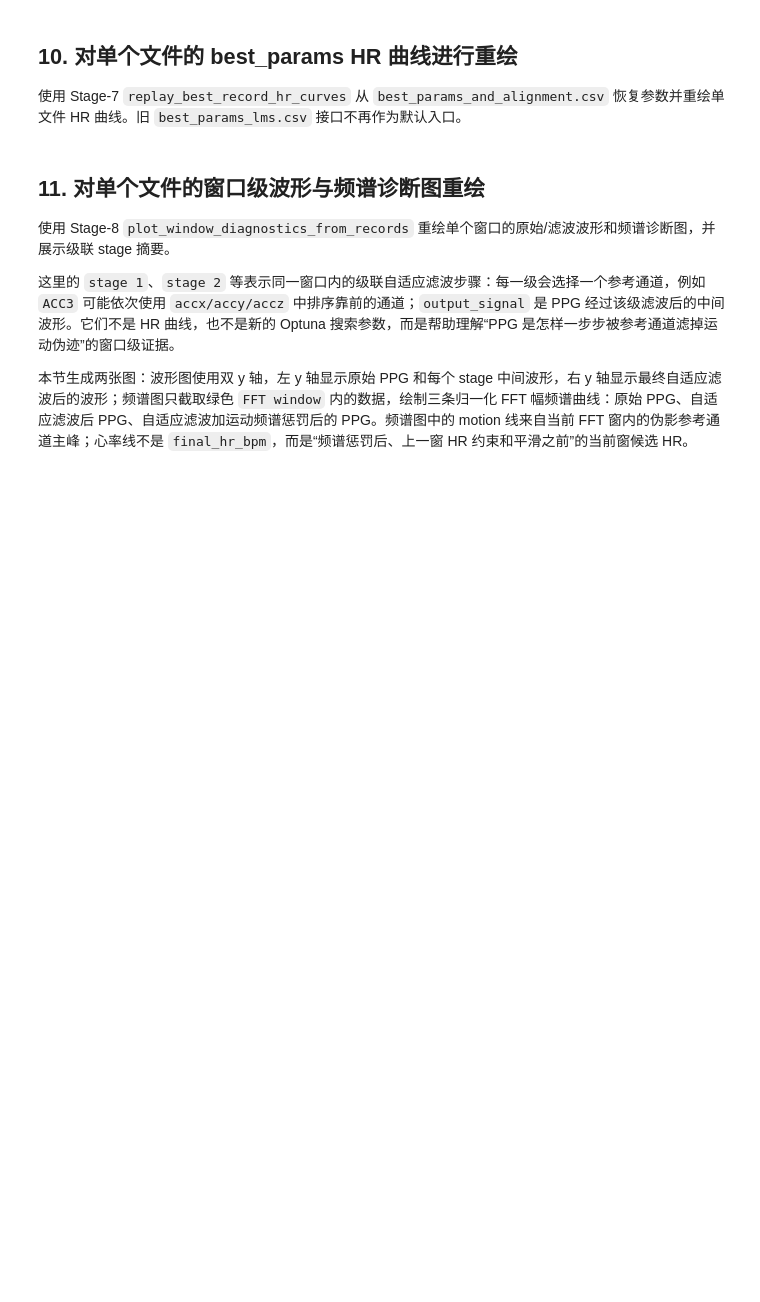
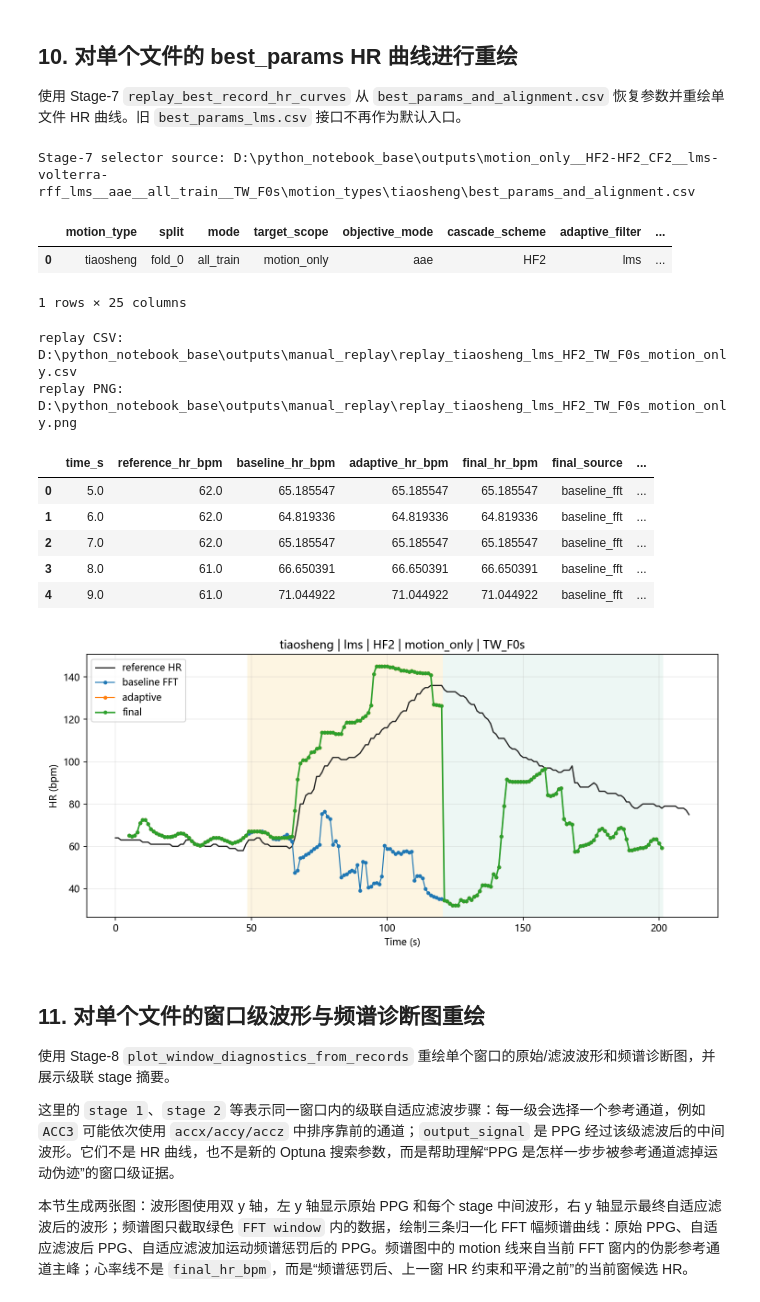
Before and after one commit to Scp-918/python_notebook_base3, a Jupyter notebook: notebooks/run_batch_adaptive_protocol.ipynb, the cells around one changed output. Drawn from its saved outputs; the diff is of its cells as text; code cells hidden in the pictures; blank space fills up the shorter version.

```diff
--- a/notebooks/run_batch_adaptive_protocol.ipynb
+++ b/notebooks/run_batch_adaptive_protocol.ipynb
@@ -86,8 +86,8 @@ DELAY_ESTIMATION_MODE = "envelope"
 ENABLE_TIME_BIAS_AFTER = True
 TIME_BIAS_AFTER_RANGE_S = (-5.0, 5.0)
 TIME_BIAS_AFTER_STEP_S = 1.0
-RECOVERY_GRACE_S = 10.0
-RECOVERY_DIFF_BPM = 20.0
+RECOVERY_GRACE_S = 15.0
+RECOVERY_DIFF_BPM = 150.0
 RECOVERY_CROSS_DIFF_BPM = 8.0
 
 CLEAN_OUTPUTS = False
@@ -152,7 +152,7 @@ REST_HR_TRIAL_OVERRIDES = {
 
 # 默认训练组合。正式训练时可在第 7、8 单元覆盖。
 ACTIVE_TARGET_SCOPES = ["global"] if "global" in [item.value for item in TargetScope] else ["motion_post10"]
-ACTIVE_CASCADE_SCHEMES = ["HF2"]
+ACTIVE_CASCADE_SCHEMES = ["ACC3"]
 ACTIVE_ADAPTIVE_FILTERS = ["lms"]
 CASCADE_TRAIN_BUDGETS = {scheme: {"n_trials": 1, "n_repeats": 1} for scheme in ACTIVE_CASCADE_SCHEMES}
 
@@ -654,18 +712,22 @@ for image_path in raw_ppg_dual_axis_paths.values():
 # 数据流向：训练结果写入 RUN_OUTPUT_DIR 下的新 run 目录，每个运动类型会有 Stage-6 CSV/JSON 文件。
 # 使用范例：小规模检查保持 ACC3+lms+n_trials=1；正式实验可增加 n_trials/n_repeats 或扩展组合。
 # 关键参数：ACTIVE_TARGET_SCOPES 控制评估窗口范围；CASCADE_TRAIN_BUDGETS 控制 Optuna 搜索预算。
+TW_F=0
+target_scope_values = [item.value for item in TargetScope]
+# if "global" in target_scope_values:
+#     ACTIVE_TARGET_SCOPES = ["global"]
+# else:
+#     ACTIVE_TARGET_SCOPES = ["motion_post10"]
+#     print("TargetScope 不包含 global，保留 motion_post10 作为 all_train 上限检查。")
+ACTIVE_TARGET_SCOPES = ["motion_only"]
 
-target_scope_values = [item.value for item in TargetScope]
-if "global" in target_scope_values:
-    ACTIVE_TARGET_SCOPES = ["global"]
-else:
-    ACTIVE_TARGET_SCOPES = ["motion_post10"]
-    print("TargetScope 不包含 global，保留 motion_post10 作为 all_train 上限检查。")
-
-ACTIVE_CASCADE_SCHEMES = ["ACC3"]
-ACTIVE_ADAPTIVE_FILTERS = ["lms"]
-CASCADE_TRAIN_BUDGETS = {"ACC3": {"n_trials": 1, "n_repeats": 1}}
-OPTIMIZATION_OBJECTIVE = "accuracy"
+ACTIVE_CASCADE_SCHEMES = ["HF2","HF2_CF2"]
+ACTIVE_ADAPTIVE_FILTERS = ["lms","volterra","rff_lms"]
+CASCADE_TRAIN_BUDGETS = {
+    "HF2": {"n_trials": 1, "n_repeats": 1},
+    "HF2_CF2": {"n_trials": 1, "n_repeats": 1},
+    }
+OPTIMIZATION_OBJECTIVE = "aae"
 DATA_SPLIT_MODE = "all_train"
 VAL_GROUPS_PER_TYPE = 1
 TEST_GROUPS_PER_TYPE = 1
@@ -826,7 +957,7 @@ REPLAY_OUTPUT_DIR = OUTPUT_ROOT / "manual_replay"
 REPLAY_MOTION_TYPE = "tiaosheng"
 REPLAY_TARGET_SCOPE = ACTIVE_TARGET_SCOPES[0] if ACTIVE_TARGET_SCOPES else "global"
 REPLAY_ADAPTIVE_FILTER = "lms"
-REPLAY_CASCADE_SCHEME = "ACC3"
+REPLAY_CASCADE_SCHEME = "HF2"
 REPLAY_ADAPTIVE_DATA_TYPE = ""
 REPLAY_TW_F = TW_F
 
@@ -901,33 +1032,47 @@ if RUN_STAGE7_REPLAY:
         REPLAY_ADAPTIVE_DATA_TYPE = str(selector_row.get("adaptive_data_type", REPLAY_ADAPTIVE_DATA_TYPE))
         REPLAY_CASCADE_SCHEME = str(selector_row.get("cascade_scheme", REPLAY_CASCADE_SCHEME))
         print("Stage-7 selector source:", selector_path)
         display(pd.DataFrame([selector_row.to_dict()]))
 
         replay_paths = replay_best_record_hr_curves(
             signal_csv=REPLAY_SIGNAL_CSV,
             ref_csv=REPLAY_REF_CSV,
             results_root=REPLAY_RESULTS_ROOT,
             output_dir=REPLAY_OUTPUT_DIR,
             motion_type=REPLAY_MOTION_TYPE,
             split=REPLAY_SPLIT,
             mode=REPLAY_MODE,
             target_scope=REPLAY_TARGET_SCOPE,
             adaptive_filter=REPLAY_ADAPTIVE_FILTER,
             adaptive_data_type=REPLAY_ADAPTIVE_DATA_TYPE,
             cascade_scheme=REPLAY_CASCADE_SCHEME,
             TW_F=REPLAY_TW_F,
             fs_origin=FS_ORIGIN,
         )
         REPLAY_CSV = replay_paths["csv"]
         REPLAY_PNG = replay_paths["plot"]
         print("replay CSV:", REPLAY_CSV)
         print("replay PNG:", REPLAY_PNG)
         display(pd.read_csv(REPLAY_CSV).head())
         display(Image(filename=str(REPLAY_PNG)))
     except Exception as exc:
         print("Stage-7 replay 未执行:", exc)
 else:
     print("RUN_STAGE7_REPLAY=False，已跳过 Stage-7 replay。")
+# %% [output]
+Stage-7 selector source: D:\python_notebook_base\outputs\motion_only__HF2-HF2_CF2__lms-volterra-rff_lms__aae__all_train__TW_F0s\motion_types\tiaosheng\best_params_and_alignment.csv
+|  | motion_type | split | mode | target_scope | objective_mode | cascade_scheme | adaptive_filter | ... |
+| 0 | tiaosheng | fold_0 | all_train | motion_only | aae | HF2 | lms | ... |
+1 rows × 25 columns
+replay CSV: D:\python_notebook_base\outputs\manual_replay\replay_tiaosheng_lms_HF2_TW_F0s_motion_only.csv
+replay PNG: D:\python_notebook_base\outputs\manual_replay\replay_tiaosheng_lms_HF2_TW_F0s_motion_only.png
+|  | time_s | reference_hr_bpm | baseline_hr_bpm | adaptive_hr_bpm | final_hr_bpm | final_source | ... |
+| 0 | 5.0 | 62.0 | 65.185547 | 65.185547 | 65.185547 | baseline_fft | ... |
+| 1 | 6.0 | 62.0 | 64.819336 | 64.819336 | 64.819336 | baseline_fft | ... |
+| 2 | 7.0 | 62.0 | 65.185547 | 65.185547 | 65.185547 | baseline_fft | ... |
+| 3 | 8.0 | 61.0 | 66.650391 | 66.650391 | 66.650391 | baseline_fft | ... |
+| 4 | 9.0 | 61.0 | 71.044922 | 71.044922 | 71.044922 | baseline_fft | ... |
+[figure, added]
 # %% [markdown]
 ## 11. 对单个文件的窗口级波形与频谱诊断图重绘
 
```
Also changed, not shown: parts of 15 cells of this notebook, 1 other file.
